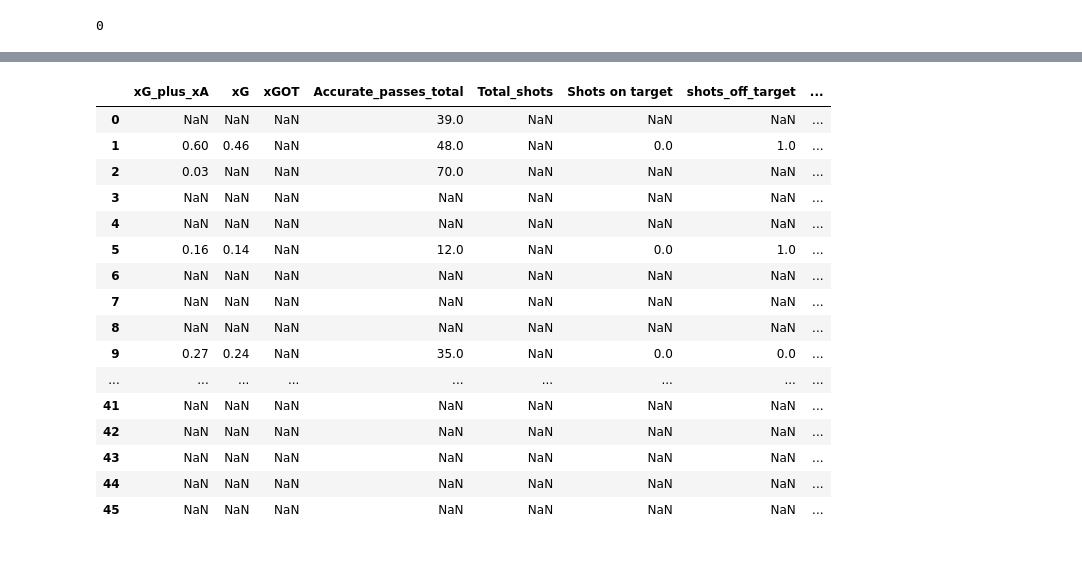
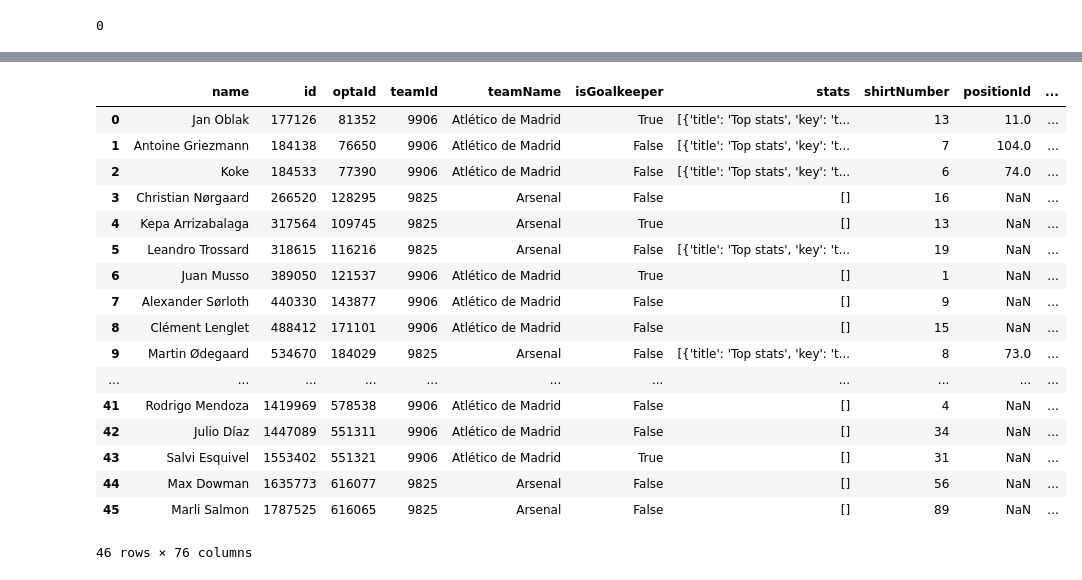
Before and after one commit to bolaxel/random-games, a Jupyter notebook: analysis.ipynb, the cells around one changed output, grey strips where cells are left out. Cells and saved outputs as stored; diff of their text form; code cells hidden in the pictures.

Commit message:
clean file for atletico arsenal

```diff
--- a/analysis.ipynb
+++ b/analysis.ipynb
@@ -406,20 +477,22 @@ Index(['name', 'id', 'optaId', 'teamId', 'teamName', 'isGoalkeeper', 'stats',
-# %%
-df[['xG_plus_xA', 'xG', 'xGOT', 'Accurate_passes_total', 'Total_shots', 'Shots on target', 'shots_off_target', 'shot_accuracy', 'Defensive_actions']]
-# %% [output]
-|  | xG_plus_xA | xG | xGOT | Accurate_passes_total | Total_shots | Shots on target | shots_off_target | ... |
-| 0 | NaN | NaN | NaN | 39.0 | NaN | NaN | NaN | ... |
-| 1 | 0.60 | 0.46 | NaN | 48.0 | NaN | 0.0 | 1.0 | ... |
-| 2 | 0.03 | NaN | NaN | 70.0 | NaN | NaN | NaN | ... |
-| 3 | NaN | NaN | NaN | NaN | NaN | NaN | NaN | ... |
-| 4 | NaN | NaN | NaN | NaN | NaN | NaN | NaN | ... |
-| 5 | 0.16 | 0.14 | NaN | 12.0 | NaN | 0.0 | 1.0 | ... |
-| 6 | NaN | NaN | NaN | NaN | NaN | NaN | NaN | ... |
-| 7 | NaN | NaN | NaN | NaN | NaN | NaN | NaN | ... |
-| 8 | NaN | NaN | NaN | NaN | NaN | NaN | NaN | ... |
-| 9 | 0.27 | 0.24 | NaN | 35.0 | NaN | 0.0 | 0.0 | ... |
-| ... | ... | ... | ... | ... | ... | ... | ... | ... |
-| 41 | NaN | NaN | NaN | NaN | NaN | NaN | NaN | ... |
-| 42 | NaN | NaN | NaN | NaN | NaN | NaN | NaN | ... |
-| 43 | NaN | NaN | NaN | NaN | NaN | NaN | NaN | ... |
-| 44 | NaN | NaN | NaN | NaN | NaN | NaN | NaN | ... |
-| 45 | NaN | NaN | NaN | NaN | NaN | NaN | NaN | ... |
+# %%
+c_df = pd.read_csv(r'C:\Users\axel_\Documents\conda\random-games\playerStats\csv\arsenal-vs-atletico-madrid-v1.csv')
+c_df
+# %% [output]
+|  | name | id | optaId | teamId | teamName | isGoalkeeper | stats | shirtNumber | positionId | ... |
+| 0 | Jan Oblak | 177126 | 81352 | 9906 | Atlético de Madrid | True | [{'title': 'Top stats', 'key': 't... | 13 | 11.0 | ... |
+| 1 | Antoine Griezmann | 184138 | 76650 | 9906 | Atlético de Madrid | False | [{'title': 'Top stats', 'key': 't... | 7 | 104.0 | ... |
+| 2 | Koke | 184533 | 77390 | 9906 | Atlético de Madrid | False | [{'title': 'Top stats', 'key': 't... | 6 | 74.0 | ... |
+| 3 | Christian Nørgaard | 266520 | 128295 | 9825 | Arsenal | False | [] | 16 | NaN | ... |
+| 4 | Kepa Arrizabalaga | 317564 | 109745 | 9825 | Arsenal | True | [] | 13 | NaN | ... |
+| 5 | Leandro Trossard | 318615 | 116216 | 9825 | Arsenal | False | [{'title': 'Top stats', 'key': 't... | 19 | NaN | ... |
+| 6 | Juan Musso | 389050 | 121537 | 9906 | Atlético de Madrid | True | [] | 1 | NaN | ... |
+| 7 | Alexander Sørloth | 440330 | 143877 | 9906 | Atlético de Madrid | False | [] | 9 | NaN | ... |
+| 8 | Clément Lenglet | 488412 | 171101 | 9906 | Atlético de Madrid | False | [] | 15 | NaN | ... |
+| 9 | Martin Ødegaard | 534670 | 184029 | 9825 | Arsenal | False | [{'title': 'Top stats', 'key': 't... | 8 | 73.0 | ... |
+| ... | ... | ... | ... | ... | ... | ... | ... | ... | ... | ... |
+| 41 | Rodrigo Mendoza | 1419969 | 578538 | 9906 | Atlético de Madrid | False | [] | 4 | NaN | ... |
+| 42 | Julio Díaz | 1447089 | 551311 | 9906 | Atlético de Madrid | False | [] | 34 | NaN | ... |
+| 43 | Salvi Esquivel | 1553402 | 551321 | 9906 | Atlético de Madrid | True | [] | 31 | NaN | ... |
+| 44 | Max Dowman | 1635773 | 616077 | 9825 | Arsenal | False | [] | 56 | NaN | ... |
+| 45 | Marli Salmon | 1787525 | 616065 | 9825 | Arsenal | False | [] | 89 | NaN | ... |
+46 rows × 76 columns
```
Also changed, not shown: parts of 34 cells of this notebook, 1 other file.
